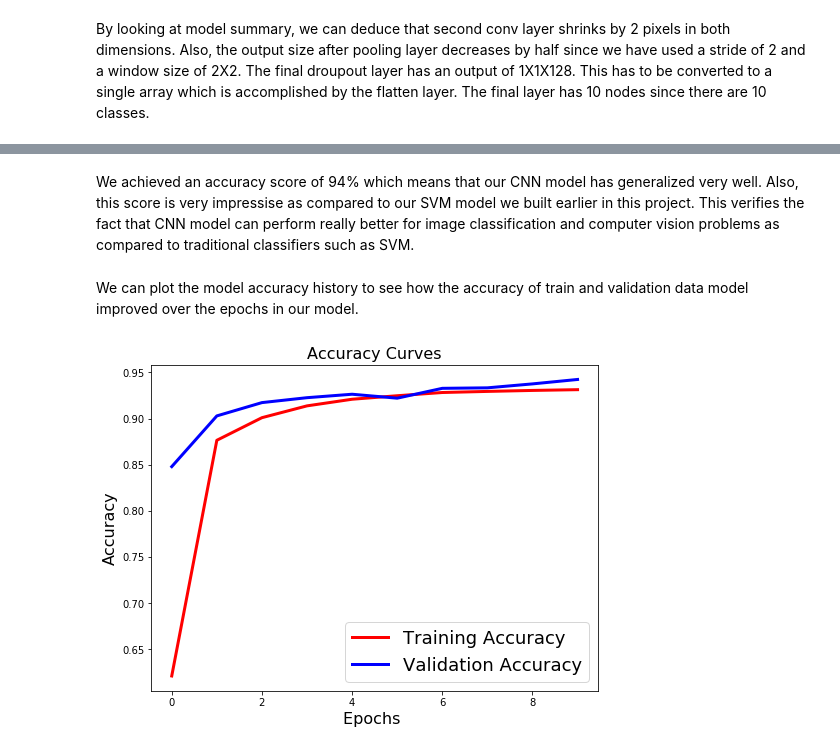
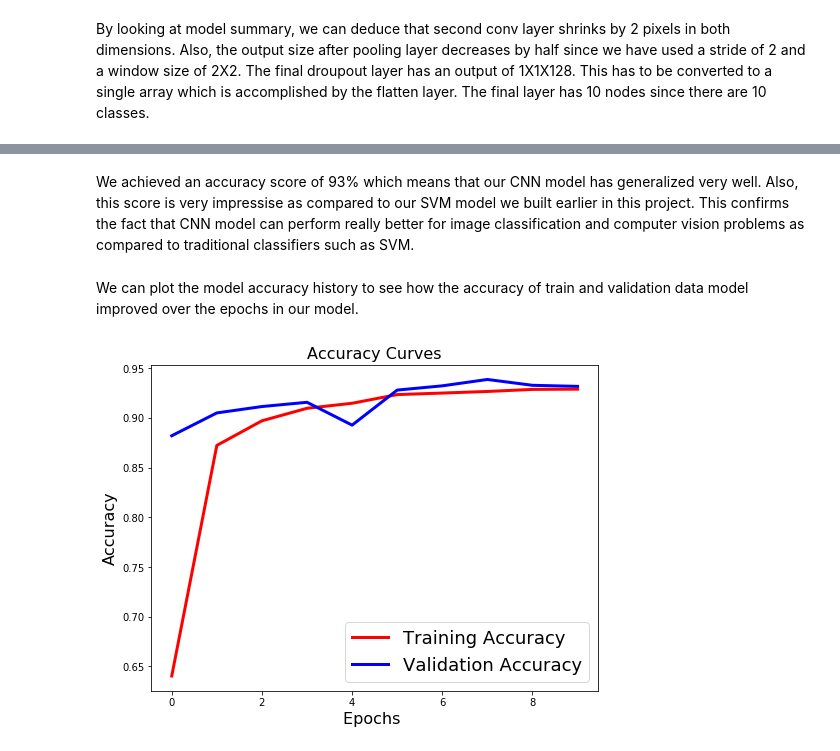
Before and after one commit to yashil101/CNN_Image_Classification_notMNIST_dataset, a Jupyter notebook: CNN on notMNIST dataset.ipynb, the cells around one changed output, grey strips where cells are left out. Drawn from its saved outputs; the diff is of its cells as text; code cells hidden in the pictures.

```diff
--- a/CNN on notMNIST dataset.ipynb
+++ b/CNN on notMNIST dataset.ipynb
@@ -250,10 +229,10 @@ def createModel():
 # %% [markdown]
 To check the summary of our model, we can first compile the model and call summary method to see the shapes of each layer. Also, the summary method lists out the total number of parameters that we need to fit to train our model.
 # %%
-cnn=createModel()
-cnn.compile(optimizer='rmsprop',loss='categorical_crossentropy',
+model=createModel()
+model.compile(optimizer='rmsprop',loss='categorical_crossentropy',
              metrics=['accuracy'])
-cnn.summary()
+model.summary()
 # %% [output]
 _________________________________________________________________
 Layer (type)                 Output Shape              Param #
@@ -276,12 +255,12 @@ _________________________________________________________________
 By looking at model summary, we can deduce that second conv layer shrinks by 2 pixels in both dimensions. Also, the output size after pooling layer decreases by half since we have used a stride of 2 and a window size of 2X2. The final droupout layer has an output of 1X1X128. This has to be converted to a single array which is accomplished by the flatten layer. The final layer has 10 nodes since there are 10 classes.
 # %%
 start=time.time()
-model=cnn.fit(X_train,y_train,epochs=10,
+cnn=model.fit(X_train,y_train,epochs=10,
          batch_size=64,validation_data=[X_test,y_test],
          verbose=1)
 end=time.time()
 print('CNN Training Complete\n')
-print('Time Taken to train CNN ',(end-start),'sec')
+print('Time Taken to train CNN %.2f'%(end-start),' sec')
 # %% [output]
 Train on 16851 samples, validate on 1873 samples
 Epoch 1/10
@@ -310,15 +289,15 @@ Accuracy: 94.0%
 # %% [markdown]
-We achieved an accuracy score of 94% which means that our CNN model has generalized very well. Also, this score is very impressise as compared to our SVM model we built earlier in this project. This verifies the fact that CNN model can perform really better for image classification and computer vision problems as compared to traditional classifiers such as SVM.
+We achieved an accuracy score of 93% which means that our CNN model has generalized very well. Also, this score is very impressise as compared to our SVM model we built earlier in this project. This confirms the fact that CNN model can perform really better for image classification and computer vision problems as compared to traditional classifiers such as SVM.
 # %% [markdown]
 We can plot the model accuracy history to see how the accuracy of train and validation data model improved over the epochs in our model.
 # %%
 plt.figure(figsize=[8,6])
-plt.plot(model.history['acc'],'r',linewidth=3.0)
-plt.plot(model.history['val_acc'],'b',linewidth=3.0)
+plt.plot(cnn.history['acc'],'r',linewidth=3.0)
+plt.plot(cnn.history['val_acc'],'b',linewidth=3.0)
 plt.legend(['Training Accuracy', 'Validation Accuracy'],fontsize=18)
 plt.xlabel('Epochs ',fontsize=16)
 plt.ylabel('Accuracy',fontsize=16)
 plt.title('Accuracy Curves',fontsize=16)
 plt.show()
 # %% [output]
-[figure, old version]
+[figure, new version]
```
Also changed, not shown: parts of 17 cells of this notebook.
